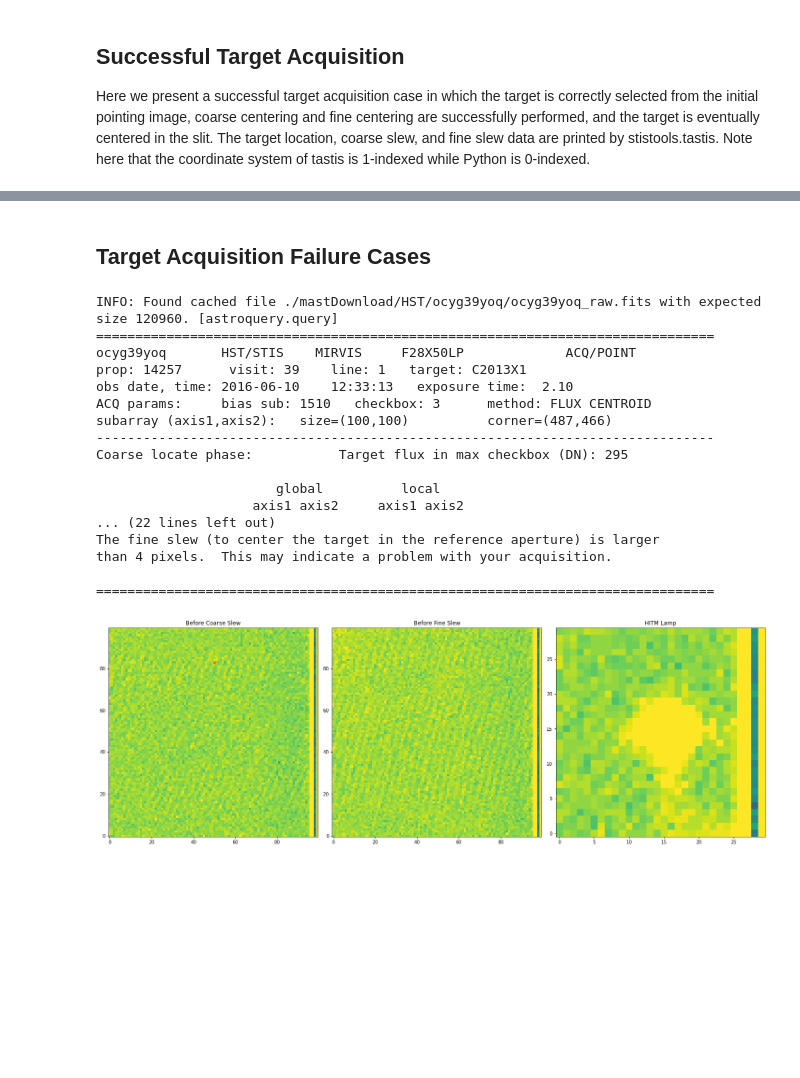
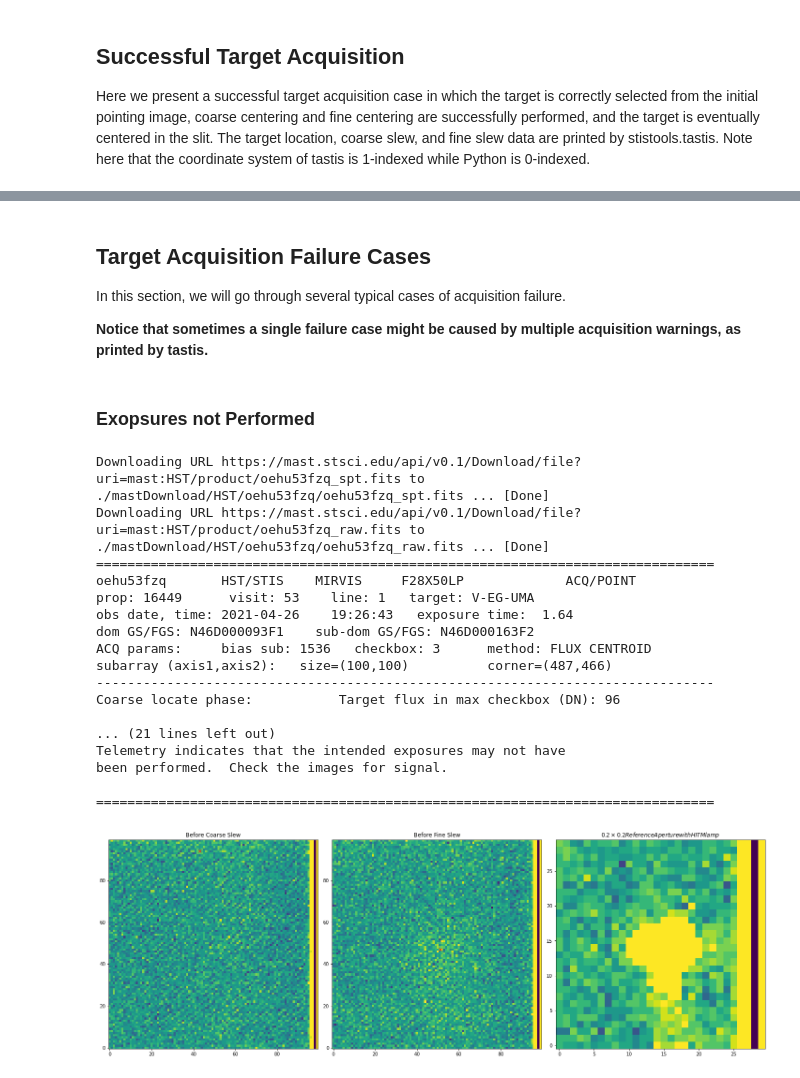
Before and after one commit to spacetelescope/STIS-Notebooks, a Jupyter notebook: acquisition/acq.ipynb, the cells around one changed output, grey strips where cells are left out. Saved outputs shown, nothing was run; the diff lists cells and outputs as text; code cells hidden in the pictures; blank space fills up the shorter version.

Commit message:
added failure cases

```diff
--- a/acquisition/acq.ipynb
+++ b/acquisition/acq.ipynb
@@ -61,7 +64,7 @@ def acq(obs_id):
     # get a list of files assiciated with that target
     acq_list = Observations.get_product_list(target)
     # Download only the _raw fits files
-    Observations.download_products(acq_list,productType="SCIENCE",extension='fits')
+    Observations.download_products(acq_list,extension=['raw.fits','spt.fits'])
     raw = os.path.join("./mastDownload/HST","{}".format(obs_id),"{}_raw.fits".format(obs_id))
 
     # plot the acquisition raw images
@@ -75,8 +78,10 @@ def acq(obs_id):
     vmax = max(initial_max,confirm_max)
 
     # plot the initial target position in coarse phase
-    TARGA1 = fits.getheader(raw,1)["TARGA1"]
-    TARGA2 = fits.getheader(raw,1)["TARGA2"]
+    TARGA1_1 = fits.getheader(raw,1)["TARGA1"]
+    TARGA2_1 = fits.getheader(raw,1)["TARGA2"]
+    TARGA1_2 = fits.getheader(raw,4)["TARGA1"]
+    TARGA2_2 = fits.getheader(raw,4)["TARGA2"]
     centera1 = fits.getheader(raw,0)["CENTERA1"]
     centera2 = fits.getheader(raw,0)["CENTERA2"]
     sizaxis1 = fits.getheader(raw,0)["sizaxis1"]
@@ -84,17 +89,20 @@ def acq(obs_id):
     corner1 = centera1 - sizaxis1/2
     corner2 = centera2 - sizaxis2/2
 
+    checkbox_size = fits.getheader(raw,0)["CHECKBOX"]
+
 
     plt.subplot(1,3,1)
     plt.imshow(initial,vmin = 0,vmax = vmax)
-    plt.plot([TARGA1-corner1+1],[TARGA2-corner2+1],"rx")
-    plt.title("Coarse Phase")
+    plt.plot([TARGA1_1-corner1+1],[TARGA2_1-corner2+1],"rx")
+    plt.title("Before Coarse Slew")
     plt.subplot(1,3,2)
     plt.imshow(confirm,vmin = 0,vmax = vmax)
-    plt.title("Fine Phase")
+    plt.plot([TARGA1_2-corner1+1],[TARGA2_2-corner2+1],"rx")
+    plt.title("Before Fine Slew")
     plt.subplot(1,3,3)
     plt.imshow(lamp,vmin = 0,vmax = vmax)
-    plt.title("Reference Aperture")
+    plt.title(r"$0.2 \times 0.2 Reference Aperture with HITM lamp$")
     plt.tight_layout()
 
     stistools.tastis.tastis(raw)
@@ -125,23 +133,28 @@ and fine stages agree within 25% and the fine slews were less than
 # %% [markdown]
 ## Target Acquisition Failure Cases
+In this section, we will go through several typical cases of acquisition failure.
+
+**Notice that sometimes a single failure case might be caused by multiple acquisition warnings, as printed by tastis.**
-# %%
-acq("ocyg39yoq")
-# %% [output]
-INFO: Found cached file ./mastDownload/HST/ocyg39yoq/ocyg39yoq_raw.fits with expected size 120960. [astroquery.query]
-===============================================================================
-ocyg39yoq       HST/STIS    MIRVIS     F28X50LP             ACQ/POINT
-prop: 14257      visit: 39    line: 1   target: C2013X1
-obs date, time: 2016-06-10    12:33:13   exposure time:  2.10
-ACQ params:     bias sub: 1510   checkbox: 3      method: FLUX CENTROID
-subarray (axis1,axis2):   size=(100,100)          corner=(487,466)
--------------------------------------------------------------------------------
-Coarse locate phase:           Target flux in max checkbox (DN): 295
-
-                       global          local
-                    axis1 axis2     axis1 axis2
-... (22 lines left out)
-The fine slew (to center the target in the reference aperture) is larger
-than 4 pixels.  This may indicate a problem with your acquisition.
-
-===============================================================================
-[figure, removed]
+# %% [markdown]
+### Exopsures not Performed
+# %%
+acq("oehu53fzq")
+# %% [output]
+Downloading URL https://mast.stsci.edu/api/v0.1/Download/file?uri=mast:HST/product/oehu53fzq_spt.fits to ./mastDownload/HST/oehu53fzq/oehu53fzq_spt.fits ... [Done]
+Downloading URL https://mast.stsci.edu/api/v0.1/Download/file?uri=mast:HST/product/oehu53fzq_raw.fits to ./mastDownload/HST/oehu53fzq/oehu53fzq_raw.fits ... [Done]
+===============================================================================
+oehu53fzq       HST/STIS    MIRVIS     F28X50LP             ACQ/POINT
+prop: 16449      visit: 53    line: 1   target: V-EG-UMA
+obs date, time: 2021-04-26    19:26:43   exposure time:  1.64
+dom GS/FGS: N46D000093F1    sub-dom GS/FGS: N46D000163F2
+ACQ params:     bias sub: 1536   checkbox: 3      method: FLUX CENTROID
+subarray (axis1,axis2):   size=(100,100)          corner=(487,466)
+-------------------------------------------------------------------------------
+Coarse locate phase:           Target flux in max checkbox (DN): 96
+
+... (21 lines left out)
+Telemetry indicates that the intended exposures may not have
+been performed.  Check the images for signal.
+
+===============================================================================
+[figure, added]
```
Also changed, not shown: parts of 11 cells of this notebook.
